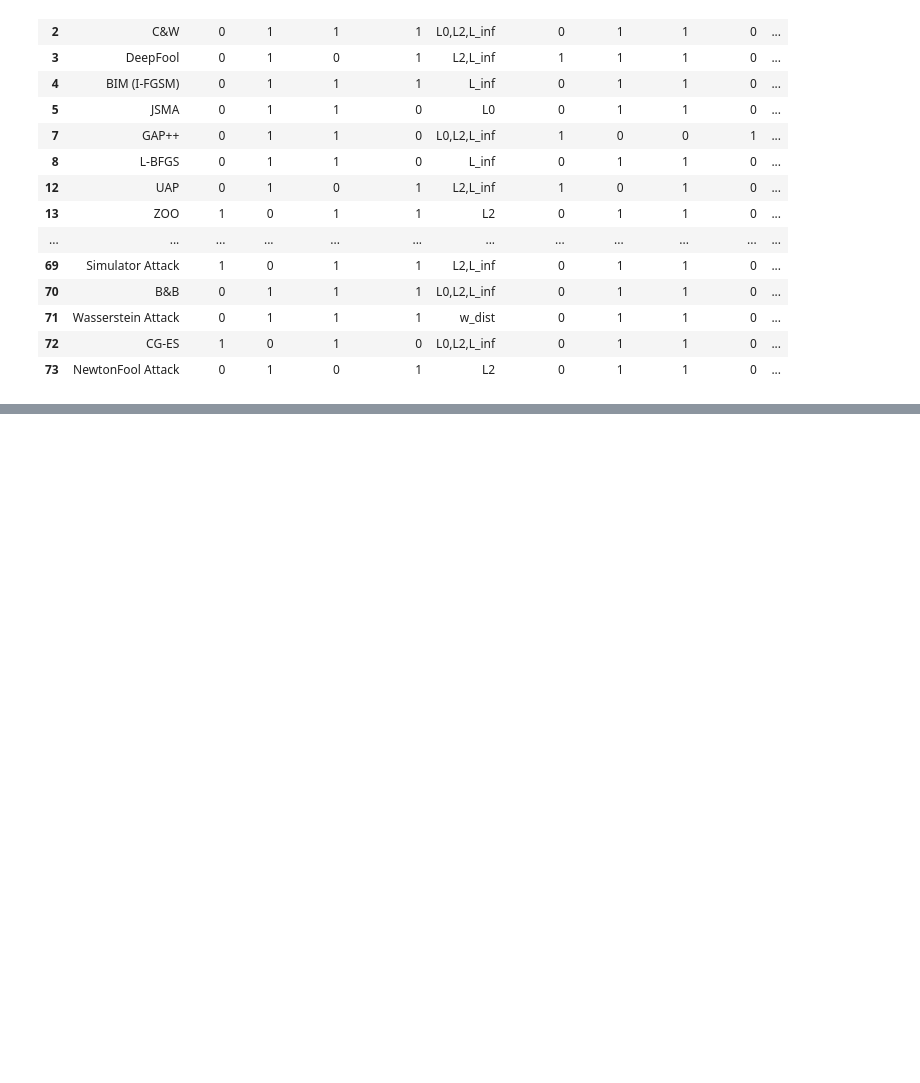
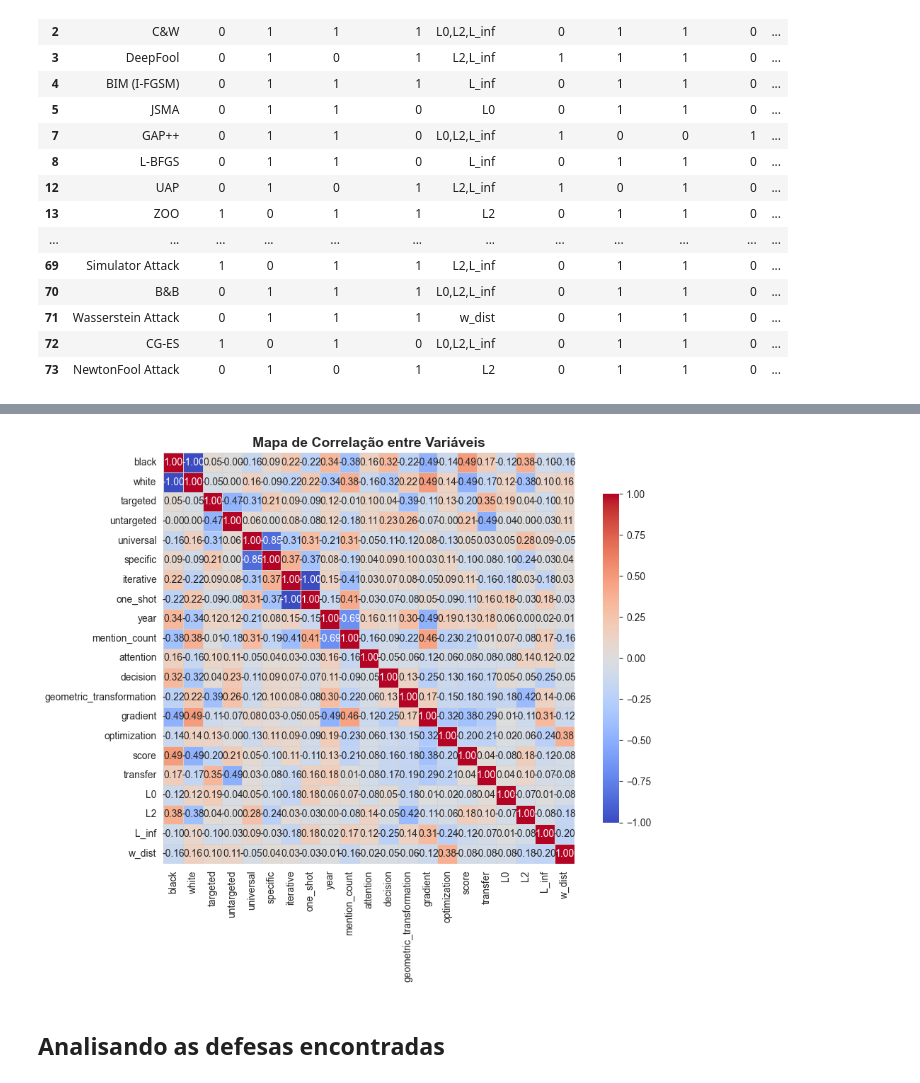
Before and after one commit to JVitorCarv/term-paper-data-analysis, a Jupyter notebook: dataviz.ipynb, the cells around one changed output, grey strips where cells are left out. Cells and saved outputs as stored; diff of their text form; code cells hidden in the pictures; blank space fills up the shorter version.

```diff
--- a/dataviz.ipynb
+++ b/dataviz.ipynb
@@ -229,0 +384,17 @@ attacks
+# %%
+attacks = pd.concat(
+    [
+        attacks.drop(columns="norms"),
+        attacks["norms"].str.get_dummies(sep=","),
+    ],
+    axis=1,
+)
+# %%
+drop_cols = [
+    "attack",
+    "notes",
+    "mentions_attack",
+    "sheet_source",
+]
+attacks.drop(columns=drop_cols, axis=1, inplace=True)
+attacks
@@ -229,0 +420,24 @@ attacks
+# %%
+corr = attacks.corr(numeric_only=True)
+
+plt.figure(figsize=(10, 8))
+
+sns.heatmap(
+    corr,
+    annot=True,
+    fmt=".2f",
+    cmap="coolwarm",
+    center=0,
+    linewidths=0.5,
+    linecolor="lightgray",
+    square=True,
+    cbar_kws={"shrink": 0.8},
+)
+
+plt.title("Mapa de Correlação entre Variáveis", fontsize=14, weight="bold")
+plt.tight_layout()
+plt.show()
+# %% [output]
+[figure, added]
+# %% [markdown]
+## Analisando as defesas encontradas
```
Also changed, not shown: parts of 21 cells of this notebook, 13 other files.
